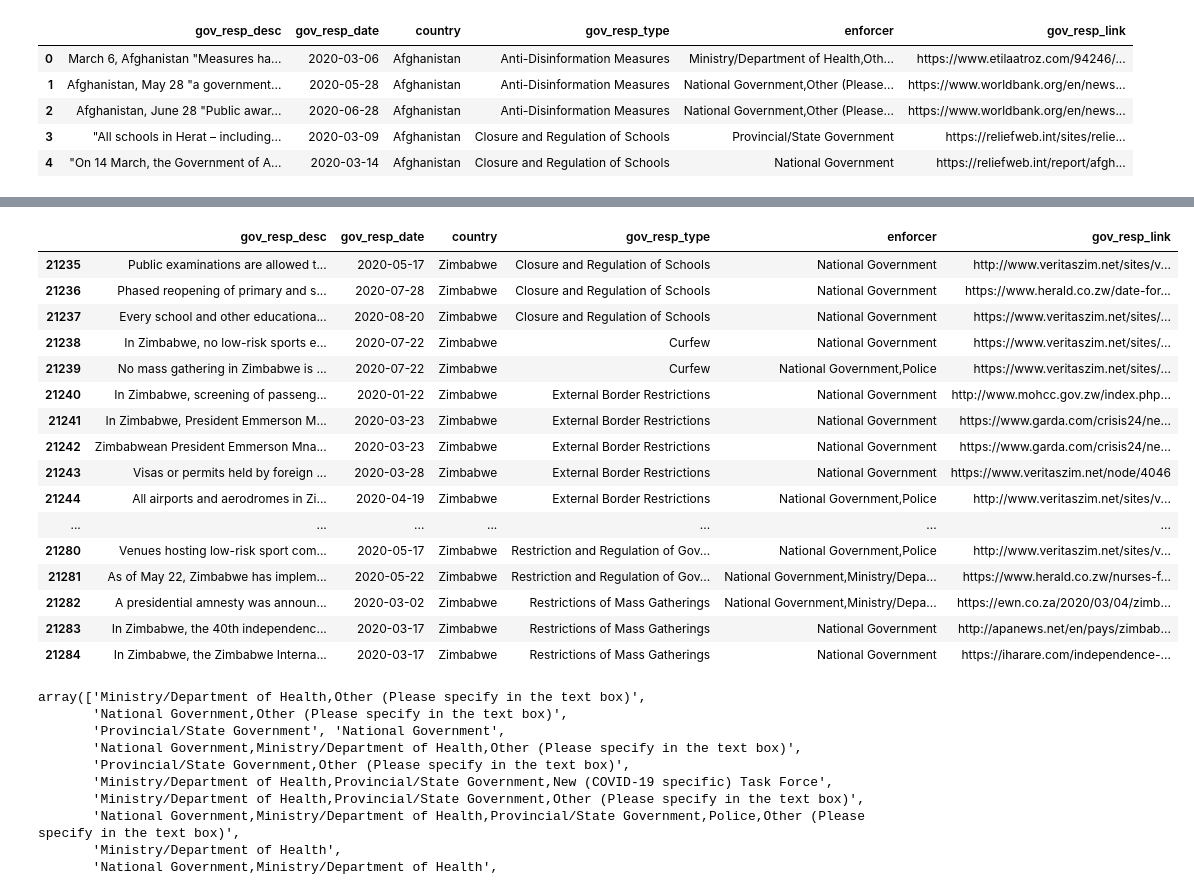
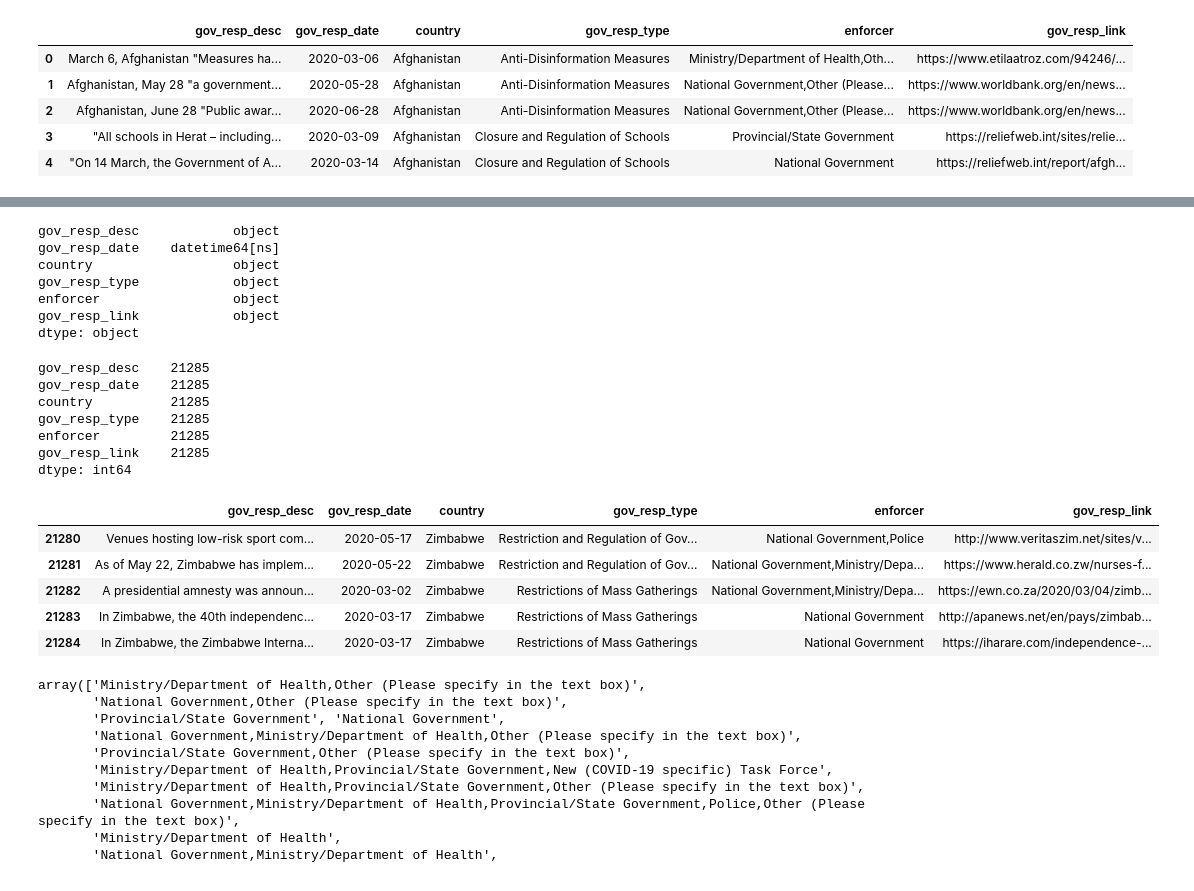
Before and after one commit to Kpearson72/etl-project-team4, a Jupyter notebook: Karen_working_directory/Karen_working_notebook.ipynb, the cells around one changed output, grey strips where cells are left out. Drawn from its saved outputs; the diff is of its cells as text; code cells hidden in the pictures.

Commit message:
finish up code by deleting some countries from dataframe and adding comments

```diff
--- a/Karen_working_directory/Karen_working_notebook.ipynb
+++ b/Karen_working_directory/Karen_working_notebook.ipynb
@@ -307,20 +295,31 @@ dtype: int64
+# %%
+# check datetime
+clean_gov_df.dtypes
+# %% [output]
+gov_resp_desc            object
+gov_resp_date    datetime64[ns]
+country                  object
+gov_resp_type            object
+enforcer                 object
+gov_resp_link            object
+dtype: object
+# %%
+# check count
+clean_gov_df.count()
+# %% [output]
+gov_resp_desc    21285
+gov_resp_date    21285
+country          21285
+gov_resp_type    21285
+enforcer         21285
+gov_resp_link    21285
+dtype: int64
 # %%
 # change name of dataframe
 gov_response = clean_gov_df
-gov_response.tail(50)
+gov_response.tail()
 # %% [output]
 |  | gov_resp_desc | gov_resp_date | country | gov_resp_type | enforcer | gov_resp_link |
-| 21235 | Public examinations are allowed t... | 2020-05-17 | Zimbabwe | Closure and Regulation of Schools | National Government | http://www.veritaszim.net/sites/v... |
-| 21236 | Phased reopening of primary and s... | 2020-07-28 | Zimbabwe | Closure and Regulation of Schools | National Government | https://www.herald.co.zw/date-for... |
-| 21237 | Every school and other educationa... | 2020-08-20 | Zimbabwe | Closure and Regulation of Schools | National Government | https://www.veritaszim.net/sites/... |
-| 21238 | In Zimbabwe, no low-risk sports e... | 2020-07-22 | Zimbabwe | Curfew | National Government | https://www.veritaszim.net/sites/... |
-| 21239 | No mass gathering in Zimbabwe is ... | 2020-07-22 | Zimbabwe | Curfew | National Government,Police | https://www.veritaszim.net/sites/... |
-| 21240 | In Zimbabwe, screening of passeng... | 2020-01-22 | Zimbabwe | External Border Restrictions | National Government | http://www.mohcc.gov.zw/index.php... |
-| 21241 | In Zimbabwe, President Emmerson M... | 2020-03-23 | Zimbabwe | External Border Restrictions | National Government | https://www.garda.com/crisis24/ne... |
-| 21242 | Zimbabwean President Emmerson Mna... | 2020-03-23 | Zimbabwe | External Border Restrictions | National Government | https://www.garda.com/crisis24/ne... |
-| 21243 | Visas or permits held by foreign ... | 2020-03-28 | Zimbabwe | External Border Restrictions | National Government | https://www.veritaszim.net/node/4046 |
-| 21244 | All airports and aerodromes in Zi... | 2020-04-19 | Zimbabwe | External Border Restrictions | National Government,Police | http://www.veritaszim.net/sites/v... |
-| ... | ... | ... | ... | ... | ... | ... |
 | 21280 | Venues hosting low-risk sport com... | 2020-05-17 | Zimbabwe | Restriction and Regulation of Gov... | National Government,Police | http://www.veritaszim.net/sites/v... |
 | 21281 | As of May 22, Zimbabwe has implem... | 2020-05-22 | Zimbabwe | Restriction and Regulation of Gov... | National Government,Ministry/Depa... | https://www.herald.co.zw/nurses-f... |
 | 21282 | A presidential amnesty was announ... | 2020-03-02 | Zimbabwe | Restrictions of Mass Gatherings | National Government,Ministry/Depa... | https://ewn.co.za/2020/03/04/zimb... |
```
Also changed, not shown: parts of 18 cells of this notebook.
